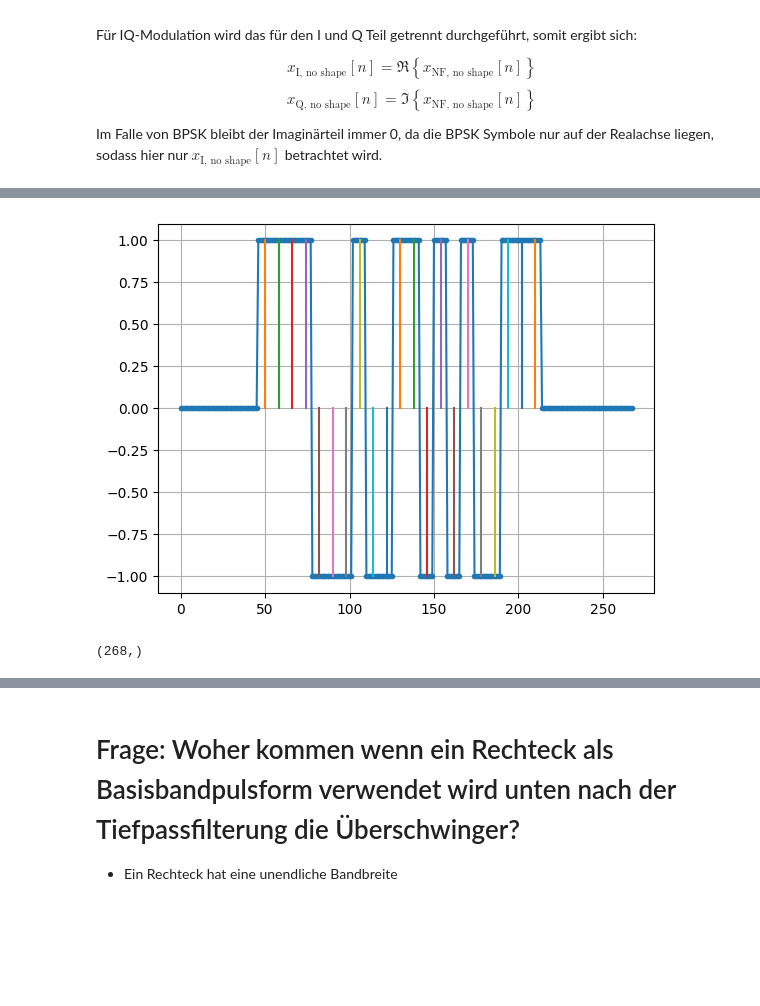
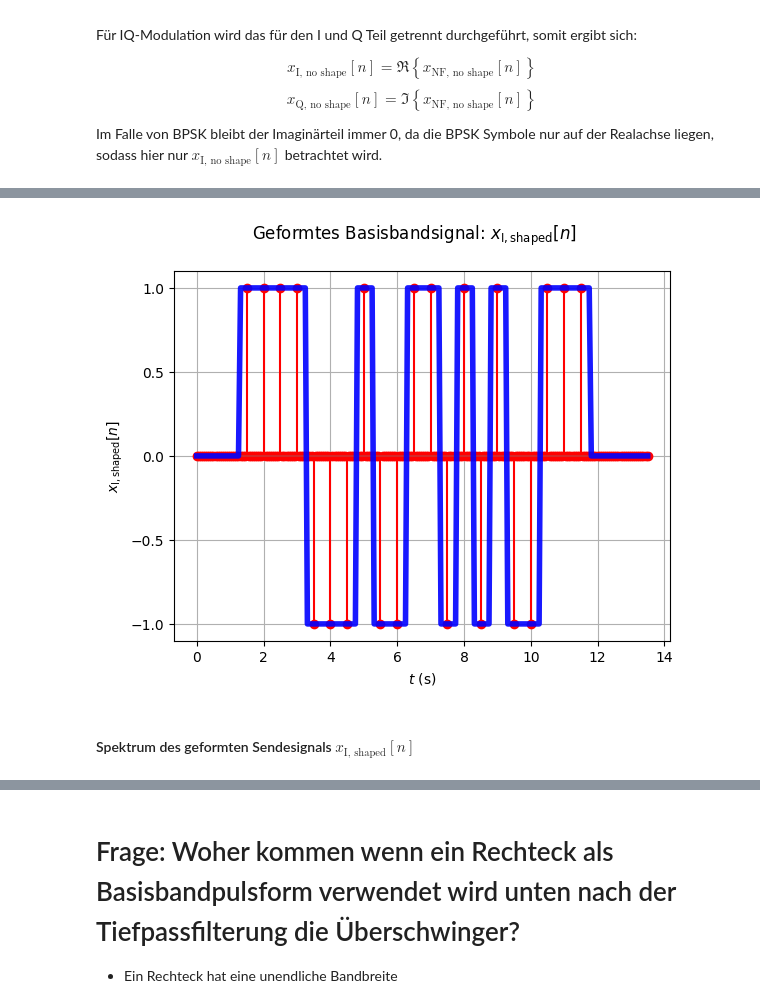
Before and after one commit to sonnylednaw/sdr-module, a Jupyter notebook: iq-modulation/iq-sampling.ipynb, the cells around one changed output, grey strips where cells are left out. Drawn from its saved outputs; the diff is of its cells as text; code cells hidden in the pictures; blank space fills up the shorter version.

Commit message:
corrected plots and added some comments

```diff
--- a/iq-modulation/iq-sampling.ipynb
+++ b/iq-modulation/iq-sampling.ipynb
@@ -150,0 +143,18 @@ plt.show()
+# %%
+# basisband pulse soll eine Dauer T_s von 0.5 Sekunden haben
+T_s = 1/2 # in seconds
+
+# der pulse soll 8 samples lang sein
+sps = 8
+
+# Dauer eines Samples entspricht duration / sps
+T_sample = T_s / sps
+
+# num tabs gibt die länge des filters an, muss natürlich länger sein als die länge des pulses
+num_taps = 50
+
+# baseband pulse
+h = get_rect_pulse(num_taps=num_taps, samples_per_symbol=sps)
+
+# der Zeitvektor für das Basisbandpuls ist somit t = index * sample_duration
+t = np.arange(len(h)) * T_sample - len(h)//2 * T_sample
@@ -150,0 +217,6 @@ plt.show()
+# %%
+x_i_no_shape = np.zeros(len(BPSK) * sps)
+t = np.arange(len(x_i_no_shape)) * T_sample
+for n in range(len(BPSK)):
+    # signal.gausspulse
+    x_i_no_shape += BPSK[n] * signal.gausspulse(t - n*T_s)
@@ -171,16 +260,20 @@ f_s &= \text{sampling frequency}
+# %%
+x_i_shaped = np.convolve(x_i_no_shape, h)
+
+t = np.arange(x_i_shaped.size) * T_sample
 # %%
-# Filter our signal, in order to apply the pulse shaping
-x_shaped = np.convolve(x, h)
-plt.figure(2)
-plt.plot(x_shaped, '.-')
-for i in range(num_symbols):
-    # 2x die gleiche x korrdinate, dann von y= 0 bis zum wert
-    plt.plot([i*sps+num_taps//2,i*sps+num_taps//2], [0, x_shaped[i*sps+num_taps//2]])
+# convert the shape of the dirac sum to the shape of the convolution result
+dirac_sum_zero_padded = np.zeros(len(x_i_shaped))
+dirac_sum_zero_padded[h.size//2-1:h.size//2+len(x_i_no_shape)-1] = x_i_no_shape
+plt.suptitle(r"Geformtes Basisbandsignal: $x_{\rm{I, shaped}}[n]$")
+plt.stem(t, dirac_sum_zero_padded, 'r')
+plt.plot(t, x_i_shaped, 'b', linewidth=4, alpha=0.9)
+plt.yticks([-1, -0.5, 0, 0.5, 1])
 plt.grid(True)
+plt.xlabel(r'$t$ (s)')
+plt.ylabel(r'$x_{\rm{I, shaped}}[n]$')
 plt.show()
 # %% [output]
-[figure, old version]
+[figure, new version]
-# %%
-x_shaped.shape
-# %% [output]
-(268,)
+# %% [markdown]
+#### Spektrum des geformten Sendesignals $x_{\text{I, shaped}}[n]$
```
Also changed, not shown: parts of 47 cells of this notebook.
